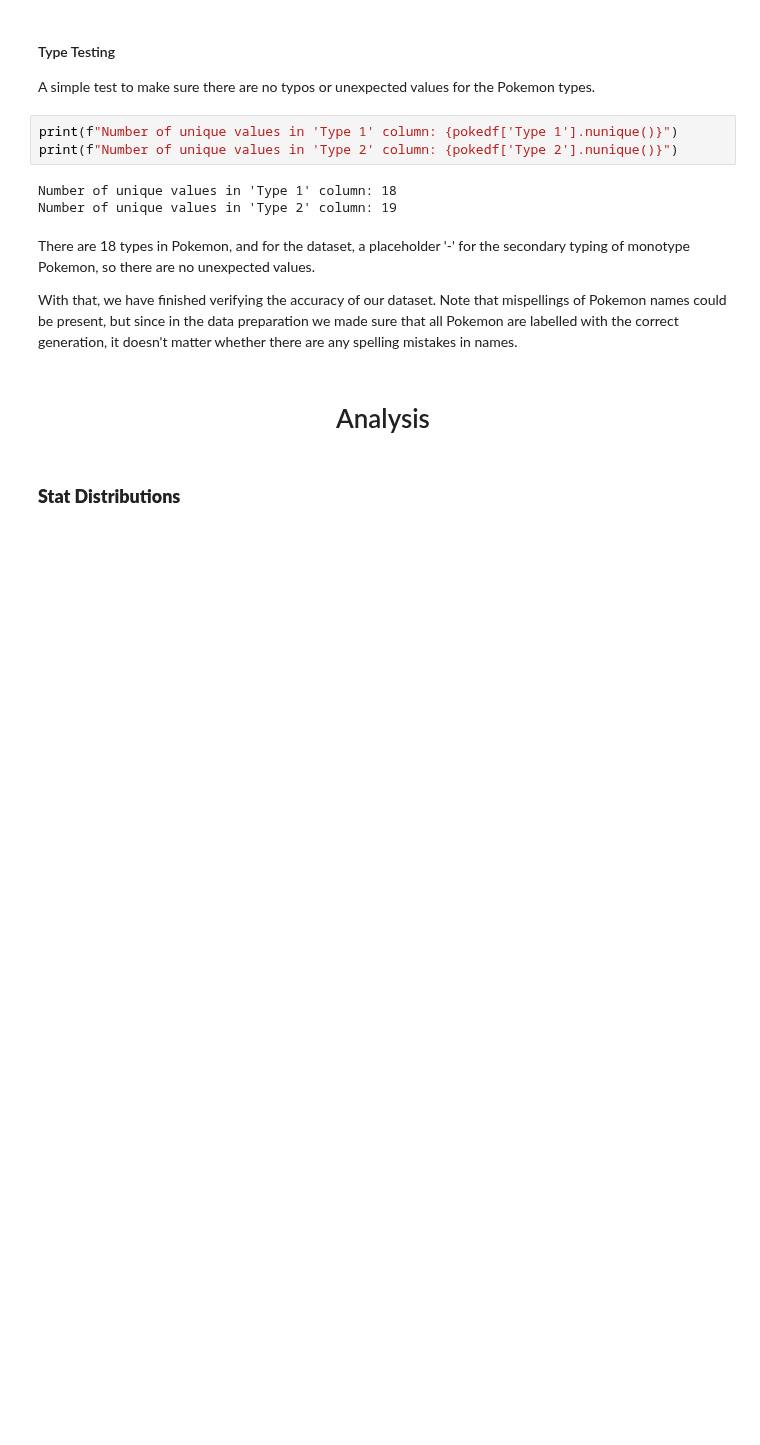
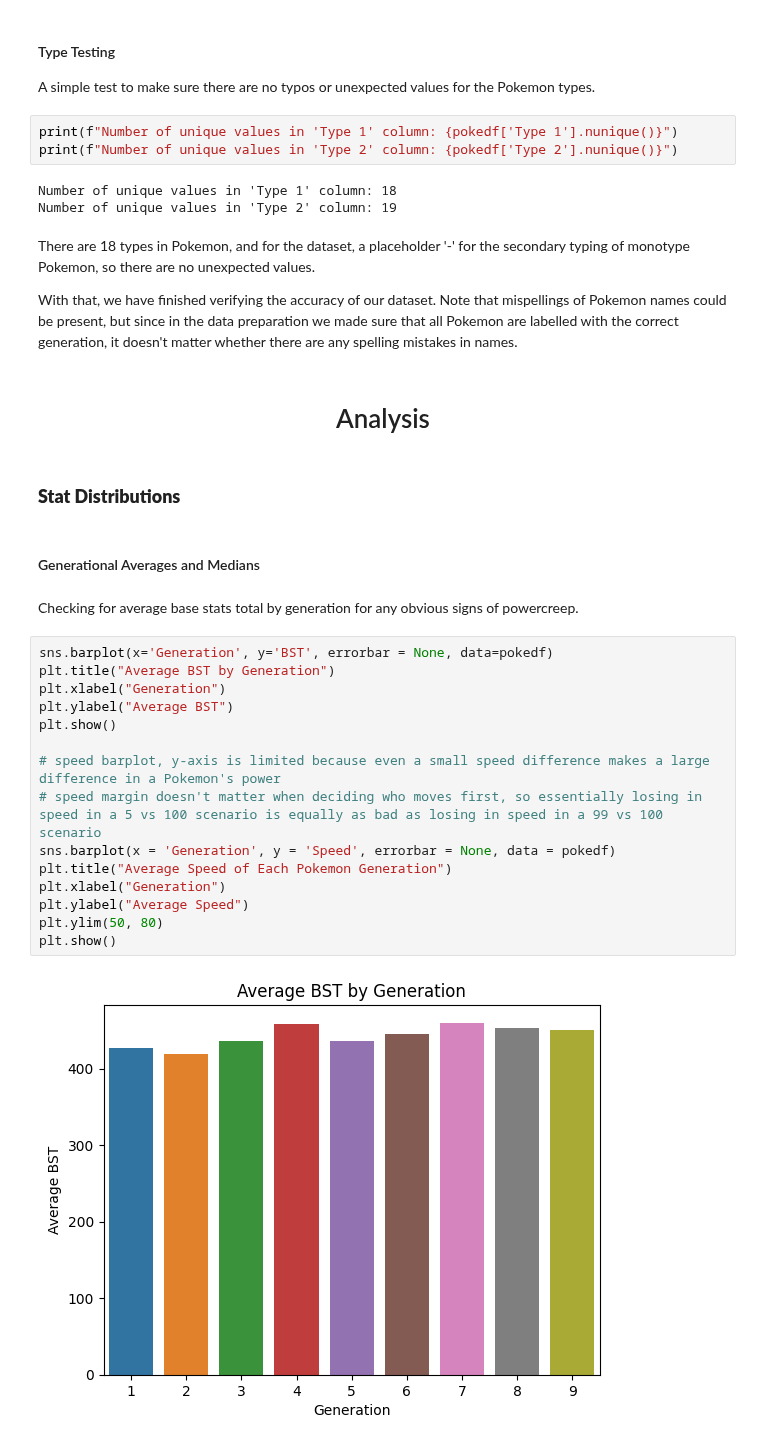
Before and after one commit to AryanSunkersett/Pokemon-Powercreep-EDA, a Jupyter notebook: pokemon-powercreep-eda.ipynb, the cells around one changed output. Cells and saved outputs as stored; diff of their text form; blank space fills up the shorter version.

```diff
--- a/pokemon-powercreep-eda.ipynb
+++ b/pokemon-powercreep-eda.ipynb
@@ -162,3 +163,24 @@ With that, we have finished verifying the accuracy of our dataset. Note that mis
 ## <h1 style="text-align: center;">Analysis</h1>
 # %% [markdown]
 ### **Stat Distributions**
+# %% [markdown]
+#### Generational Averages and Medians
+# %% [markdown]
+Checking for average base stats total by generation for any obvious signs of powercreep.
+# %%
+sns.barplot(x='Generation', y='BST', errorbar = None, data=pokedf)
+plt.title("Average BST by Generation")
+plt.xlabel("Generation")
+plt.ylabel("Average BST")
+plt.show()
+
+# speed barplot, y-axis is limited because even a small speed difference makes a large difference in a Pokemon's power
+# speed margin doesn't matter when deciding who moves first, so essentially losing in speed in a 5 vs 100 scenario is equally as bad as losing in speed in a 99 vs 100 scenario
+sns.barplot(x = 'Generation', y = 'Speed', errorbar = None, data = pokedf)
+plt.title("Average Speed of Each Pokemon Generation")
+plt.xlabel("Generation")
+plt.ylabel("Average Speed")
+plt.ylim(50, 80)
+plt.show()
+# %% [output]
+[figure, added]
```
Also changed, not shown: parts of 4 cells of this notebook, 4 other files.
